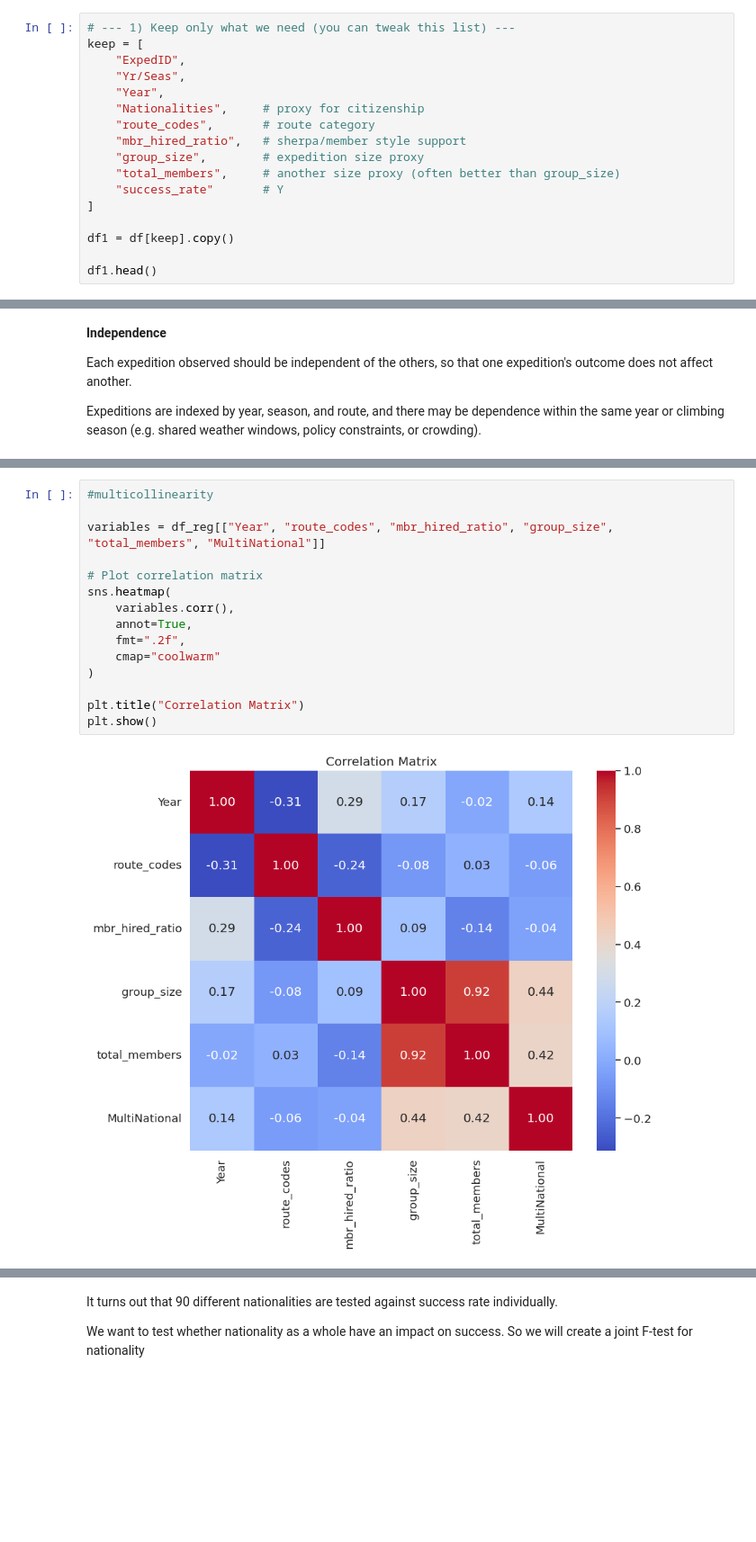
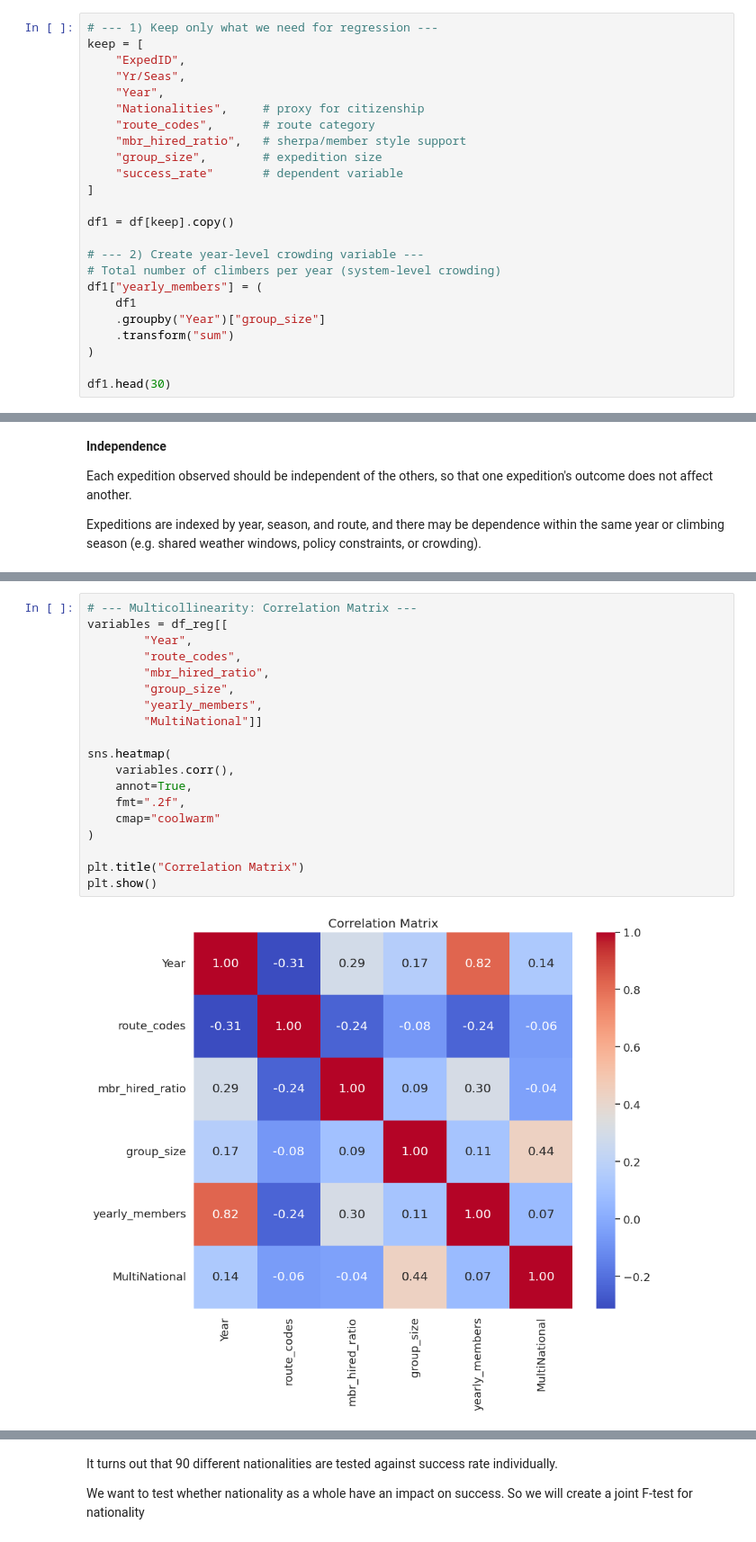
Before and after one commit to snig-17/QM-GRUNGE, a Jupyter notebook: Regression/ols_regression.ipynb, the cells around one changed output, grey strips where cells are left out. Shown at 90% size. Drawn from its saved outputs; the diff is of its cells as text; blank space fills up the shorter version.

```diff
--- a/Regression/ols_regression.ipynb
+++ b/Regression/ols_regression.ipynb
@@ -35,7 +35,7 @@ Mounted at /content/drive
 # %%
 df = pd.read_csv( "/content/drive/MyDrive/QM_Grunge_Data/expeditions5.csv")
 # %%
-# --- 1) Keep only what we need (you can tweak this list) ---
+# --- 1) Keep only what we need for regression ---
 keep = [
     "ExpedID",
     "Yr/Seas",
@@ -43,12 +43,19 @@ keep = [
     "Nationalities",     # proxy for citizenship
     "route_codes",       # route category
     "mbr_hired_ratio",   # sherpa/member style support
-    "group_size",        # expedition size proxy
-    "total_members",     # another size proxy (often better than group_size)
-    "success_rate"       # Y
+    "group_size",        # expedition size
+    "success_rate"       # dependent variable
 ]
 
 df1 = df[keep].copy()
 
-df1.head()
+# --- 2) Create year-level crowding variable ---
+# Total number of climbers per year (system-level crowding)
+df1["yearly_members"] = (
+    df1
+    .groupby("Year")["group_size"]
+    .transform("sum")
+)
+
+df1.head(30)
 # %% [output]
@@ -337,17 +373,21 @@ plt.show()
 # %%
-#multicollinearity
+# --- Multicollinearity: Correlation Matrix ---
+variables = df_reg[[
+        "Year",
+        "route_codes",
+        "mbr_hired_ratio",
+        "group_size",
+        "yearly_members",
+        "MultiNational"]]
 
-variables = df_reg[["Year", "route_codes", "mbr_hired_ratio", "group_size", "total_members", "MultiNational"]]
-
-# Plot correlation matrix
 sns.heatmap(
     variables.corr(),
     annot=True,
     fmt=".2f",
     cmap="coolwarm"
 )
 
 plt.title("Correlation Matrix")
 plt.show()
 # %% [output]
-[figure, old version]
+[figure, new version]
```
Also changed, not shown: parts of 13 cells of this notebook.
